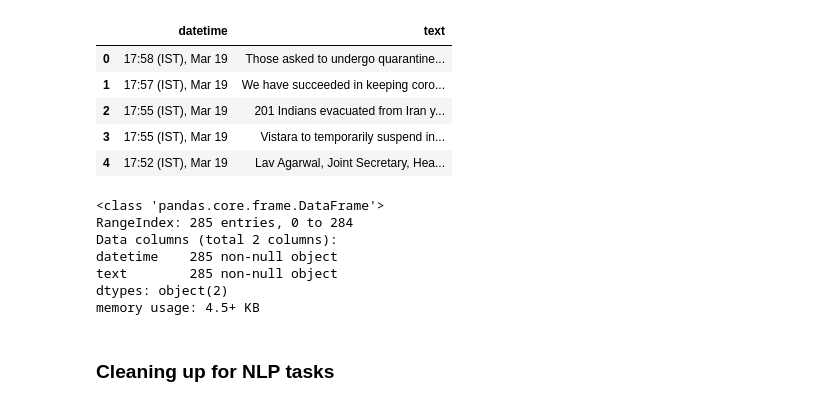
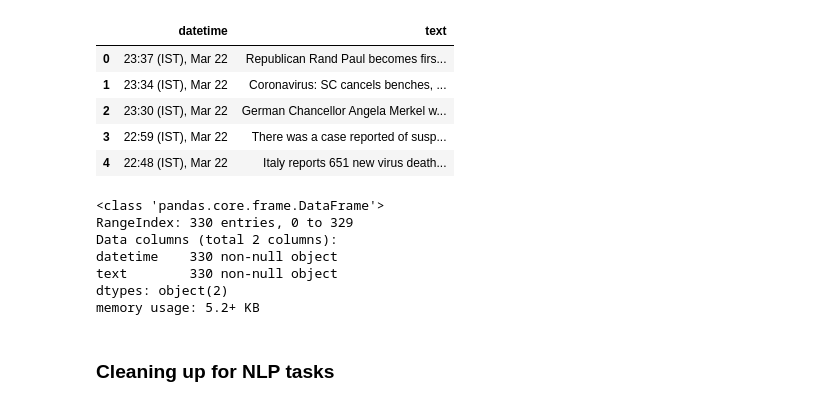
Before and after one commit to subhasisj/python-projects, a Jupyter notebook: Machine_Learning_Projects/COVID-19/Notebooks/Topic_modelling_of_news_articles.ipynb, the cells around one changed output. Saved outputs shown, nothing was run; the diff lists cells and outputs as text; code cells hidden in the pictures.

```diff
--- a/Machine_Learning_Projects/COVID-19/Notebooks/Topic_modelling_of_news_articles.ipynb
+++ b/Machine_Learning_Projects/COVID-19/Notebooks/Topic_modelling_of_news_articles.ipynb
@@ -21,25 +21,25 @@ import matplotlib.pyplot as plt
 import warnings
 warnings.filterwarnings('ignore')
 # %%
-news = pd.read_csv('../Data/corona_news_scraped_on_19th_march.csv')
+news = pd.read_csv('../Data/corona_news_scraped_on_23rd_march.csv')
 news.head()
 # %% [output]
 |  | datetime | text |
-| 0 | 17:58 (IST), Mar 19 | Those asked to undergo quarantine... |
-| 1 | 17:57 (IST), Mar 19 | We have succeeded in keeping coro... |
-| 2 | 17:55 (IST), Mar 19 | 201 Indians evacuated from Iran y... |
-| 3 | 17:55 (IST), Mar 19 | Vistara to temporarily suspend in... |
-| 4 | 17:52 (IST), Mar 19 | Lav Agarwal, Joint Secretary, Hea... |
+| 0 | 23:37 (IST), Mar 22 | Republican Rand Paul becomes firs... |
+| 1 | 23:34 (IST), Mar 22 | Coronavirus: SC cancels benches, ... |
+| 2 | 23:30 (IST), Mar 22 | German Chancellor Angela Merkel w... |
+| 3 | 22:59 (IST), Mar 22 | There was a case reported of susp... |
+| 4 | 22:48 (IST), Mar 22 | Italy reports 651 new virus death... |
 # %%
 news.info()
 # %% [output]
 <class 'pandas.core.frame.DataFrame'>
-RangeIndex: 285 entries, 0 to 284
+RangeIndex: 330 entries, 0 to 329
 Data columns (total 2 columns):
-datetime    285 non-null object
-text        285 non-null object
+datetime    330 non-null object
+text        330 non-null object
 dtypes: object(2)
-memory usage: 4.5+ KB
+memory usage: 5.2+ KB
 # %%
 nlp = spacy.load('en_core_web_sm')
 # %% [markdown]
```
Also changed, not shown: parts of 16 cells of this notebook, 3 other files.
